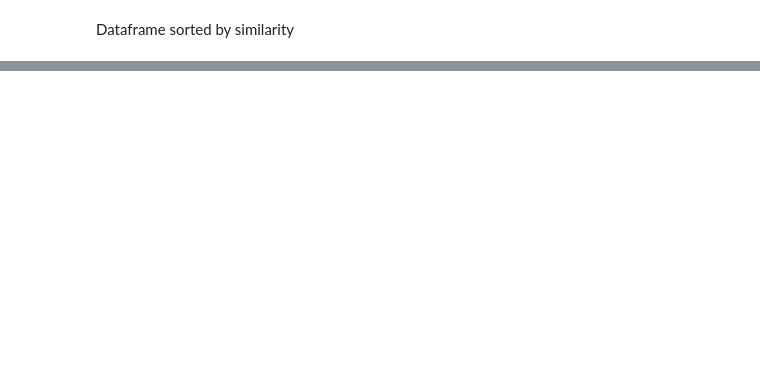
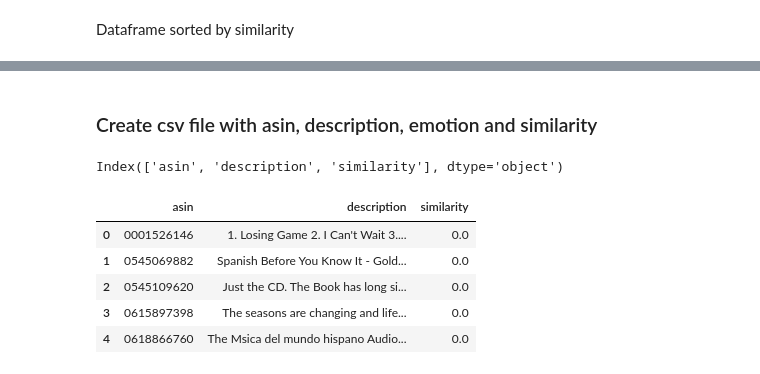
Before and after one commit to AriannaBi/Group7-DataScience, a Jupyter notebook: main_updated.ipynb, the cells around one changed output, grey strips where cells are left out. Drawn from its saved outputs; the diff is of its cells as text; code cells hidden in the pictures; blank space fills up the shorter version.

Commit message:
main_updated merge

```diff
--- a/main_updated.ipynb
+++ b/main_updated.ipynb
@@ -426,0 +427,25 @@ Name: similarity, Length: 26855, dtype: float64
+# %% [markdown]
+### Create csv file with asin, description, emotion and similarity
+# %%
+# from preprocess_data import html_url_hidden_chars
+df_similarity_scores.description = df_similarity_scores.description.apply(lambda x: html_url_hidden_chars(x))
+# df_similarity_scores.iloc[:2].description
+# (pd.merge(df1, df2, on='company')
+df_1 = df_similarity_scores[["asin","description"]].copy()
+df_2 = df_asin_description[["asin","similarity"]].copy()
+similarity_df = pd.merge(df_1, df_2, on='asin')
+# similarity_df = pd.merge(df_similarity_scores, df_asin_description, on='asin')
+similarity_df.columns
+# similarity_df.sort_values(by="similarity", ascending=False, inplace=True)
+# similarity_df.head()
+# %% [output]
+Index(['asin', 'description', 'similarity'], dtype='object')
+# %%
+similarity_df.head()
+# %% [output]
+|  | asin | description | similarity |
+| 0 | 0001526146 | 1. Losing Game 2. I Can't Wait 3.... | 0.0 |
+| 1 | 0545069882 | Spanish Before You Know It - Gold... | 0.0 |
+| 2 | 0545109620 | Just the CD. The Book has long si... | 0.0 |
+| 3 | 0615897398 | The seasons are changing and life... | 0.0 |
+| 4 | 0618866760 | The Msica del mundo hispano Audio... | 0.0 |
```
Also changed, not shown: parts of 37 cells of this notebook, 10 other files.
